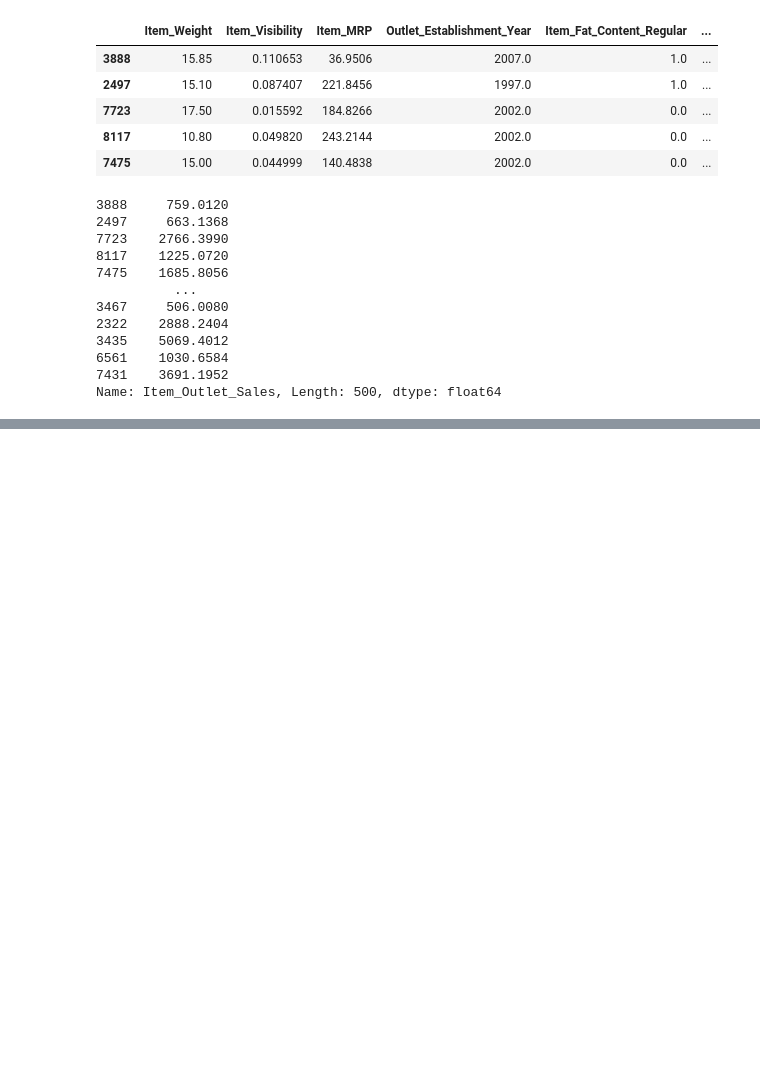
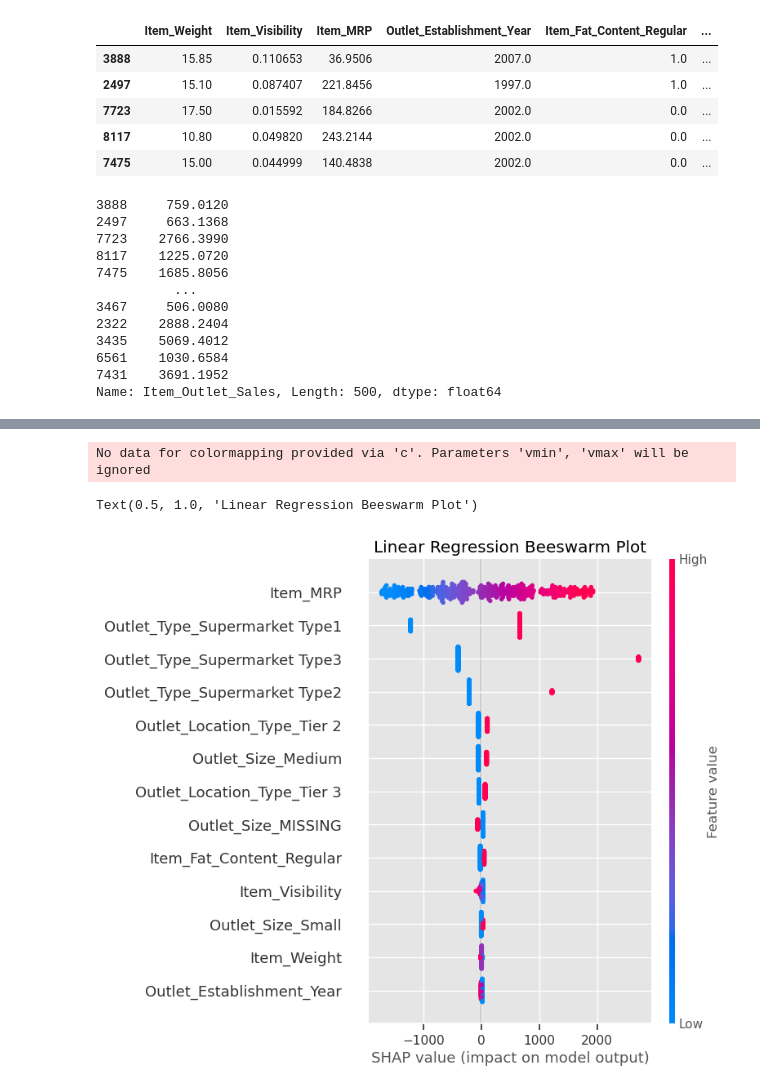
Before and after one commit to CaillahR/Importances-and-Coefficients, a Jupyter notebook: Explaining Models with Shap.ipynb, the cells around one changed output, grey strips where cells are left out. Saved outputs shown, nothing was run; the diff lists cells and outputs as text; code cells hidden in the pictures; blank space fills up the shorter version.

```diff
--- a/Explaining Models with Shap.ipynb
+++ b/Explaining Models with Shap.ipynb
@@ -313,3 +382,11 @@ TypeError: The passed model is not callable and cannot be analyzed directly with
+# %%
+## create a summary plot for Linear Regression (dot/default version)
+shap.summary_plot(linreg_shap_values, features = X_shap, show=False)
+plt.title('Linear Regression Beeswarm Plot')
+# %% [output]
+No data for colormapping provided via 'c'. Parameters 'vmin', 'vmax' will be ignored
+Text(0.5, 1.0, 'Linear Regression Beeswarm Plot')
+[figure, added]
 # %%
 ## fit random forest
 rf_clf = RandomForestClassifier()#class_weight='balanced')
```
Also changed, not shown: parts of 8 cells of this notebook.
